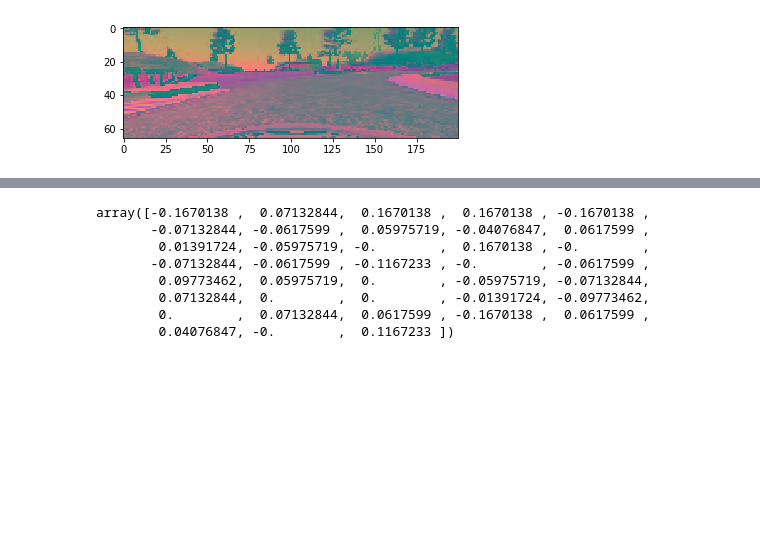
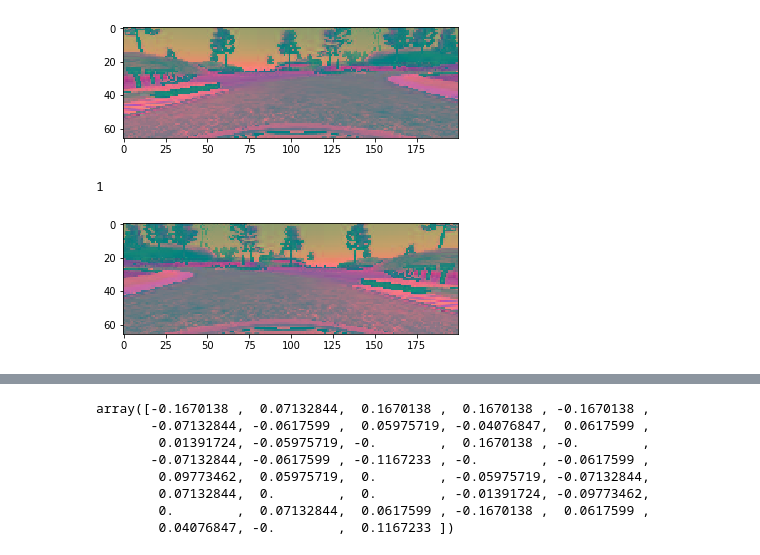
Before and after one commit to hristo-vrigazov/behavioral-cloning, a Jupyter notebook: Experiments.ipynb, the cells around one changed output, grey strips where cells are left out. Saved outputs shown, nothing was run; the diff lists cells and outputs as text; code cells hidden in the pictures; blank space fills up the shorter version.

```diff
--- a/Experiments.ipynb
+++ b/Experiments.ipynb
@@ -8,7 +8,10 @@ import pandas as pd
 import numpy as np
 # %%
 # Change to 'data' when training on a GPU
-PATH_TO_DATA = 'data'
+PATH_TO_UDACITY_DATA = 'data'
+PATH_TO_TRAIN_DATA = 'train'
+PATH_TO_VALID_DATA = 'valid'
+PATH_TO_TEST_DATA = 'test'
 # %%
 # Shape of the image
 input_shape = (66, 200, 3)
@@ -24,5 +27,3 @@ datasets = ['train', 'test', 'valid']
 def get_driving_log_dataframe(data_folder):
     driving_log_df = pd.read_csv(path_driving_log(data_folder))
     return driving_log_df
-# %%
-driving_log_df = get_driving_log_dataframe(PATH_TO_DATA)
@@ -168,6 +155,14 @@ plt.imshow(X[0])
 # %% [output]
 <matplotlib.image.AxesImage at 0x...>
 [figure]
+# %%
+X, y, w = next(center_only_generator(PATH_TO_UDACITY_DATA))
+# %%
+plt.imshow(X[0])
+print(w[0])
+# %% [output]
+1
+[figure, added]
 # %%
 from keras.models import Sequential
 from keras.layers import BatchNormalization
```
Also changed, not shown: parts of 20 cells of this notebook.
